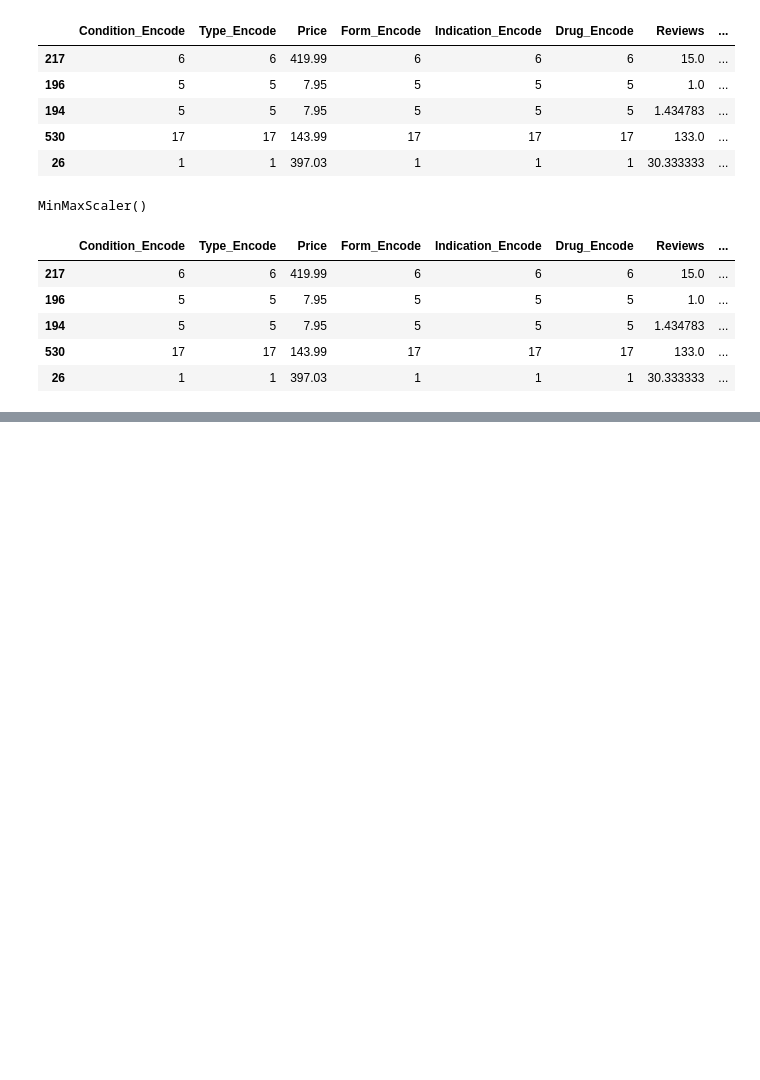
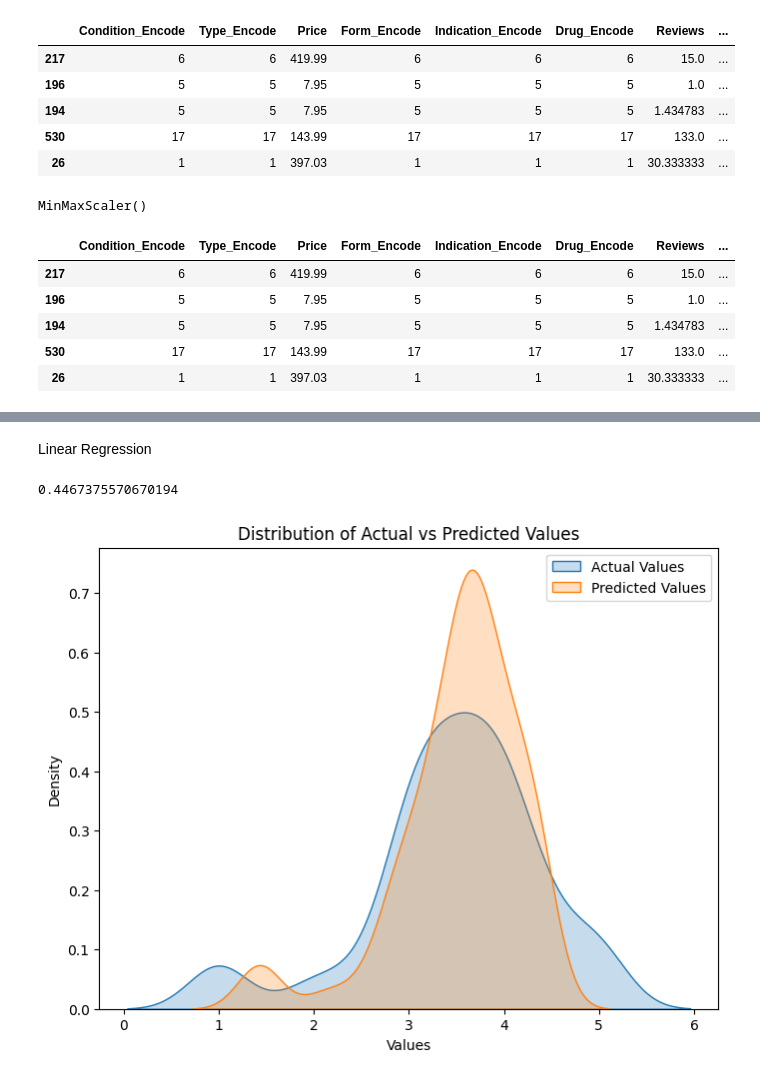
Before and after one commit to AaryanAnand10/Drug-Performance-Evaluation, a Jupyter notebook: Drug_Performance_Evaluation_.ipynb, the cells around one changed output, grey strips where cells are left out. Cells and saved outputs as stored; diff of their text form; code cells hidden in the pictures; blank space fills up the shorter version.

```diff
--- a/Drug_Performance_Evaluation_.ipynb
+++ b/Drug_Performance_Evaluation_.ipynb
@@ -243,0 +244,21 @@ plt.show()
+# %% [markdown]
+Linear Regression
+# %%
+from sklearn.linear_model import LinearRegression
+model = LinearRegression()
+model.fit(X_train,y_train)
+y_preds = model.predict(X_test)
+mean_absolute_error(y_test,y_preds)
+# %% [output]
+0.4467375570670194
+# %%
+plt.figure(figsize=(8, 6))
+sns.kdeplot(y_test, label='Actual Values', fill=True)
+sns.kdeplot(y_preds, label='Predicted Values', fill=True)
+plt.title('Distribution of Actual vs Predicted Values')
+plt.xlabel('Values')
+plt.ylabel('Density')
+plt.legend()
+plt.show()
+# %% [output]
+[figure, added]
```
Also changed, not shown: parts of 15 cells of this notebook.
